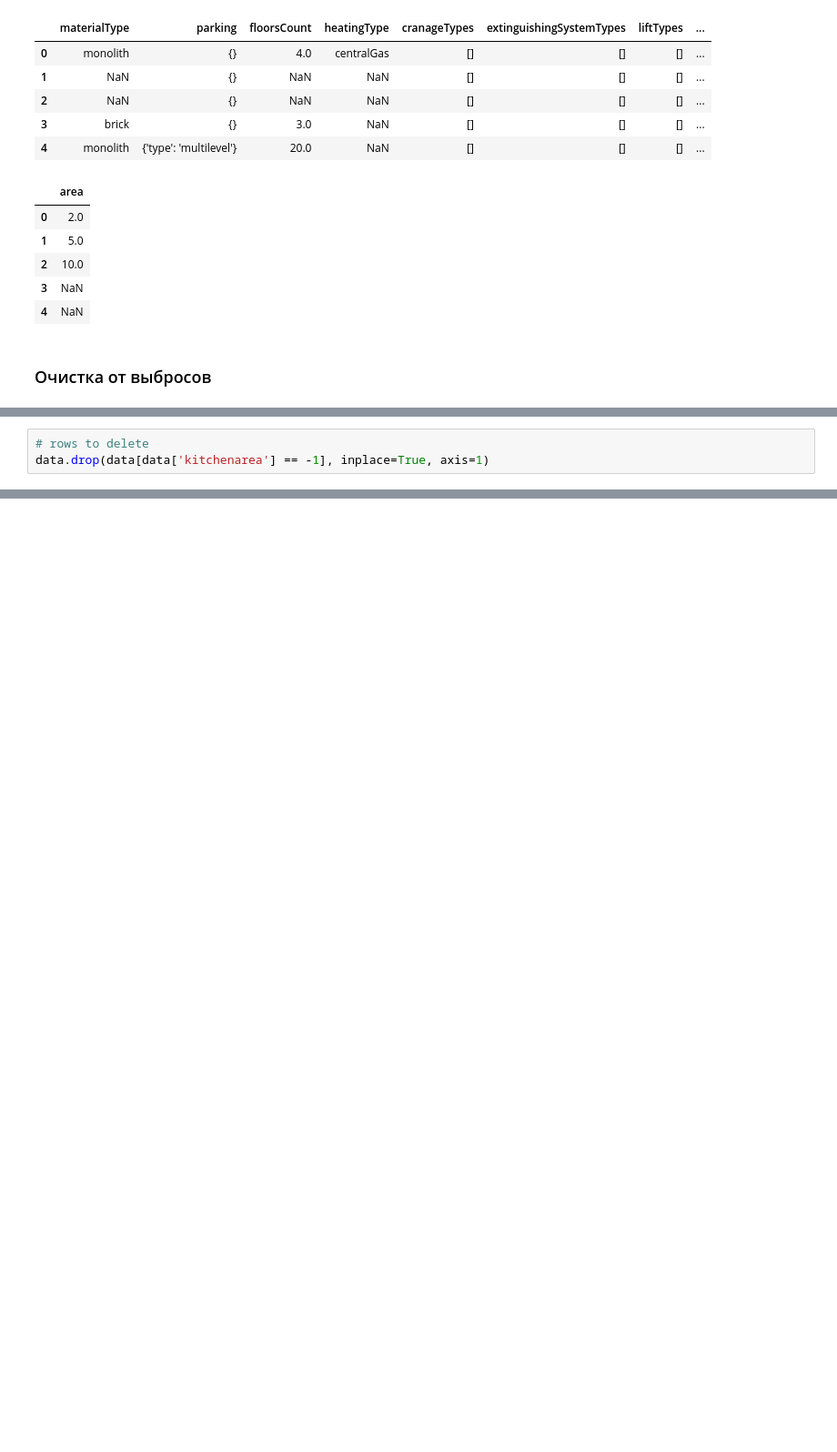
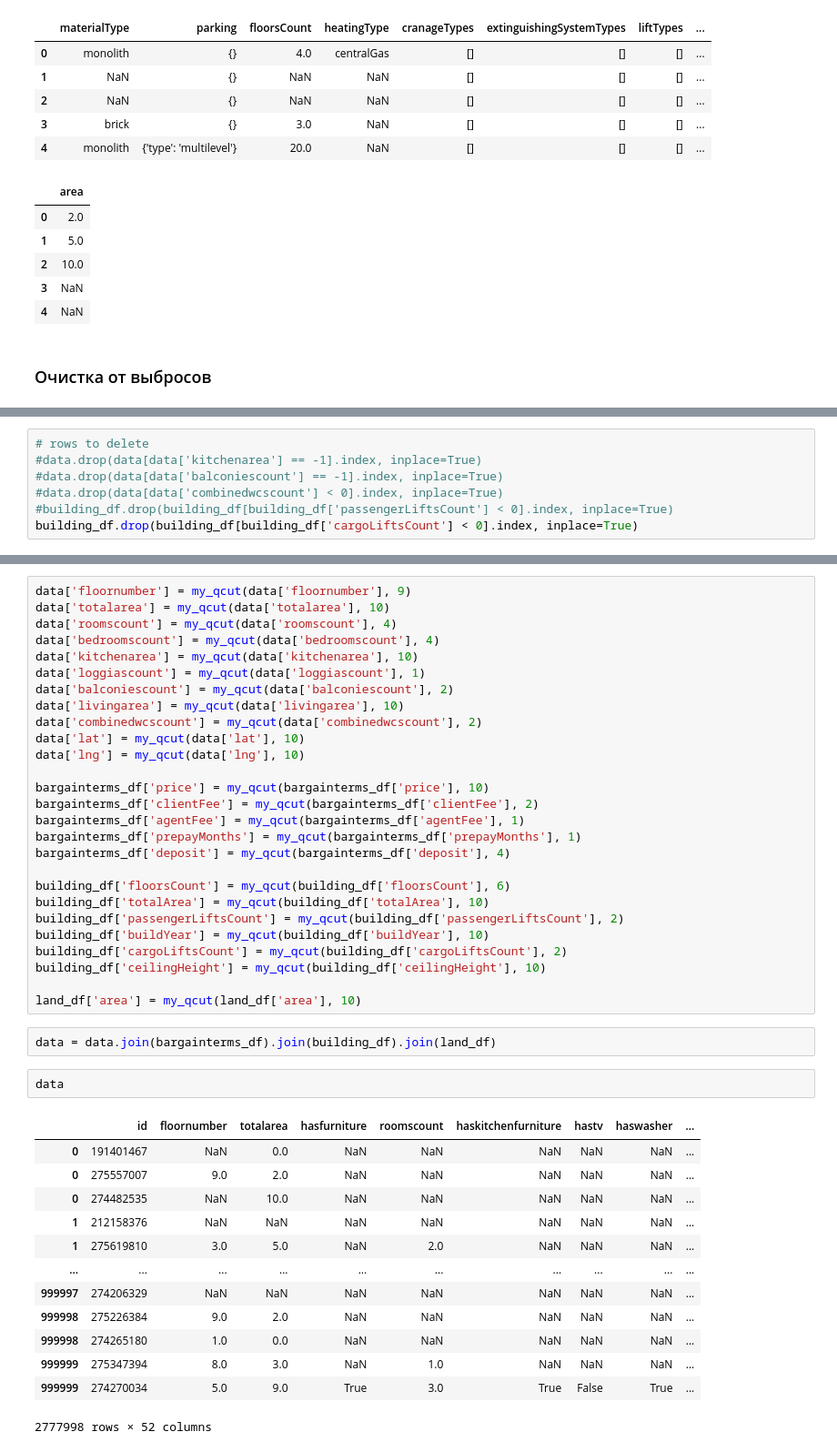
Before and after one commit to MariaZharova/recsys_internship, a Jupyter notebook: Bins_embeddings.ipynb, the cells around one changed output, grey strips where cells are left out. Shown at 91% size. Drawn from its saved outputs; the diff is of its cells as text; blank space fills up the shorter version.

```diff
--- a/Bins_embeddings.ipynb
+++ b/Bins_embeddings.ipynb
@@ -165,3 +169,7 @@ KeyError: 'kitchenarea'
 # %%
 # rows to delete
-data.drop(data[data['kitchenarea'] == -1], inplace=True, axis=1)
+#data.drop(data[data['kitchenarea'] == -1].index, inplace=True)
+#data.drop(data[data['balconiescount'] == -1].index, inplace=True)
+#data.drop(data[data['combinedwcscount'] < 0].index, inplace=True)
+#building_df.drop(building_df[building_df['passengerLiftsCount'] < 0].index, inplace=True)
+building_df.drop(building_df[building_df['cargoLiftsCount'] < 0].index, inplace=True)
@@ -252,3 +259,48 @@ ceilingHeight 10
 ##### land_df:
 
 area 10
+# %%
+data['floornumber'] = my_qcut(data['floornumber'], 9)
+data['totalarea'] = my_qcut(data['totalarea'], 10)
+data['roomscount'] = my_qcut(data['roomscount'], 4)
+data['bedroomscount'] = my_qcut(data['bedroomscount'], 4)
+data['kitchenarea'] = my_qcut(data['kitchenarea'], 10)
+data['loggiascount'] = my_qcut(data['loggiascount'], 1)
+data['balconiescount'] = my_qcut(data['balconiescount'], 2)
+data['livingarea'] = my_qcut(data['livingarea'], 10)
+data['combinedwcscount'] = my_qcut(data['combinedwcscount'], 2)
+data['lat'] = my_qcut(data['lat'], 10)
+data['lng'] = my_qcut(data['lng'], 10)
+
+bargainterms_df['price'] = my_qcut(bargainterms_df['price'], 10)
+bargainterms_df['clientFee'] = my_qcut(bargainterms_df['clientFee'], 2)
+bargainterms_df['agentFee'] = my_qcut(bargainterms_df['agentFee'], 1)
+bargainterms_df['prepayMonths'] = my_qcut(bargainterms_df['prepayMonths'], 1)
+bargainterms_df['deposit'] = my_qcut(bargainterms_df['deposit'], 4)
+
+building_df['floorsCount'] = my_qcut(building_df['floorsCount'], 6)
+building_df['totalArea'] = my_qcut(building_df['totalArea'], 10)
+building_df['passengerLiftsCount'] = my_qcut(building_df['passengerLiftsCount'], 2)
+building_df['buildYear'] = my_qcut(building_df['buildYear'], 10)
+building_df['cargoLiftsCount'] = my_qcut(building_df['cargoLiftsCount'], 2)
+building_df['ceilingHeight'] = my_qcut(building_df['ceilingHeight'], 10)
+
+land_df['area'] = my_qcut(land_df['area'], 10)
+# %%
+data = data.join(bargainterms_df).join(building_df).join(land_df)
+# %%
+data
+# %% [output]
+|  | id | floornumber | totalarea | hasfurniture | roomscount | haskitchenfurniture | hastv | haswasher | ... |
+| 0 | 191401467 | NaN | 0.0 | NaN | NaN | NaN | NaN | NaN | ... |
+| 0 | 275557007 | 9.0 | 2.0 | NaN | NaN | NaN | NaN | NaN | ... |
+| 0 | 274482535 | NaN | 10.0 | NaN | NaN | NaN | NaN | NaN | ... |
+| 1 | 212158376 | NaN | NaN | NaN | NaN | NaN | NaN | NaN | ... |
+| 1 | 275619810 | 3.0 | 5.0 | NaN | 2.0 | NaN | NaN | NaN | ... |
+| ... | ... | ... | ... | ... | ... | ... | ... | ... | ... |
+| 999997 | 274206329 | NaN | NaN | NaN | NaN | NaN | NaN | NaN | ... |
+| 999998 | 275226384 | 9.0 | 2.0 | NaN | NaN | NaN | NaN | NaN | ... |
+| 999998 | 274265180 | 1.0 | 0.0 | NaN | NaN | NaN | NaN | NaN | ... |
+| 999999 | 275347394 | 8.0 | 3.0 | NaN | 1.0 | NaN | NaN | NaN | ... |
+| 999999 | 274270034 | 5.0 | 9.0 | True | 3.0 | True | False | True | ... |
+2777998 rows × 52 columns
```
Also changed, not shown: parts of 25 cells of this notebook.
